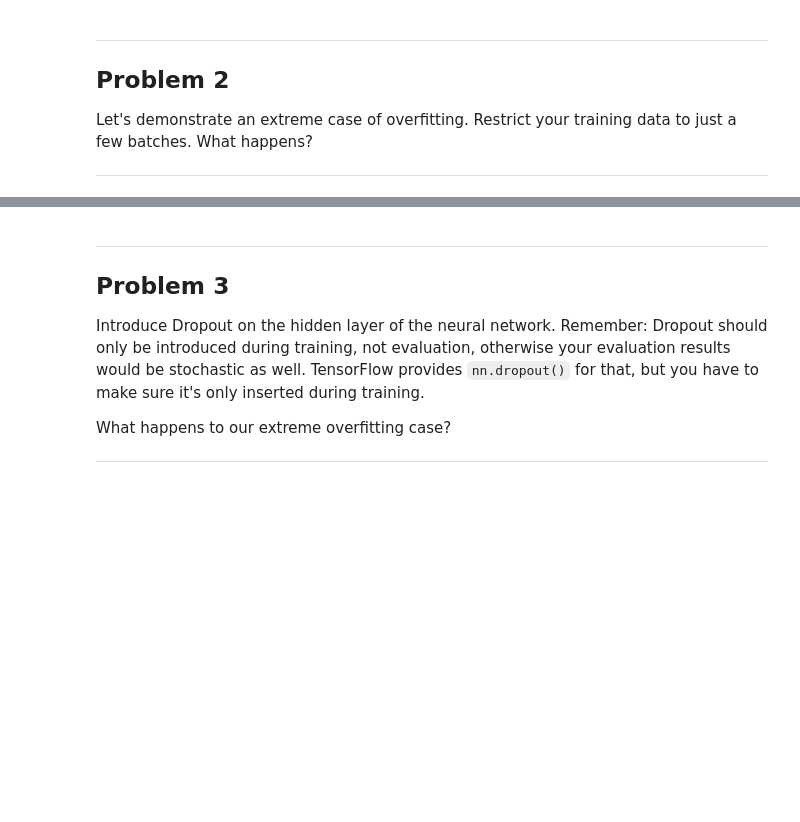
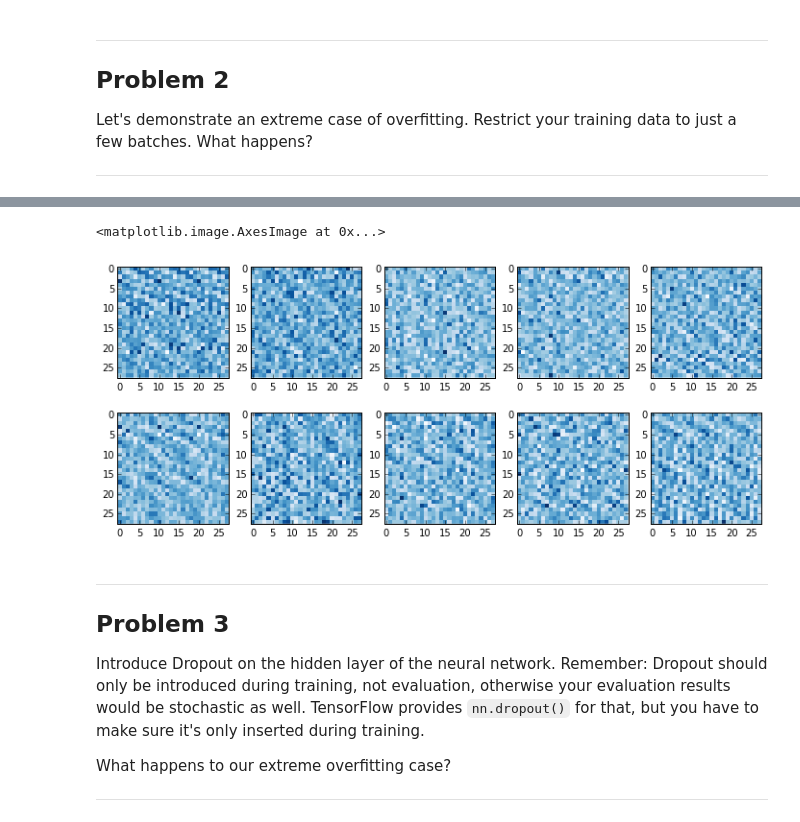
Before and after one commit to gear/DeepLearning, a Jupyter notebook: 3_regularization.ipynb, the cells around one changed output, grey strips where cells are left out. Cells and saved outputs as stored; diff of their text form; code cells hidden in the pictures; blank space fills up the shorter version.

```diff
--- a/3_regularization.ipynb
+++ b/3_regularization.ipynb
@@ -207,10 +246,3 @@ Problem 2
 Let's demonstrate an extreme case of overfitting. Restrict your training data to just a few batches. What happens?
 
 ---
-# %%
-overfit_batch_num = 5
-batch_size = 1000
-
-graph = tf.Graph()
-with graph.as_default() :
-    tf_train_dataset = tf.placeholder([None,IMAGE_PIXELS], tf)
@@ -217,3 +320,30 @@ with graph.as_default() :
+# %%
+weights = np_weights.reshape((10,28,28))
+plt.close('all')
+plt.figure(figsize=(12,5))
+plt.subplot(2,5,1)
+plt.imshow(weights[0], cmap=plt.cm.Blues, interpolation='none')
+plt.subplot(2,5,2)
+plt.imshow(weights[1], cmap=plt.cm.Blues, interpolation='none')
+plt.subplot(2,5,3)
+plt.imshow(weights[2], cmap=plt.cm.Blues, interpolation='none')
+plt.subplot(2,5,4)
+plt.imshow(weights[3], cmap=plt.cm.Blues, interpolation='none')
+plt.subplot(2,5,5)
+plt.imshow(weights[4], cmap=plt.cm.Blues, interpolation='none')
+plt.subplot(2,5,6)
+plt.imshow(weights[5], cmap=plt.cm.Blues, interpolation='none')
+plt.subplot(2,5,7)
+plt.imshow(weights[6], cmap=plt.cm.Blues, interpolation='none')
+plt.subplot(2,5,8)
+plt.imshow(weights[7], cmap=plt.cm.Blues, interpolation='none')
+plt.subplot(2,5,9)
+plt.imshow(weights[8], cmap=plt.cm.Blues, interpolation='none')
+plt.subplot(2,5,10)
+plt.imshow(weights[9], cmap=plt.cm.Blues, interpolation='none')
+# %% [output]
+<matplotlib.image.AxesImage at 0x...>
+[figure, added]
 # %% [markdown]
 ---
 Problem 3
```
Also changed, not shown: parts of 4 cells of this notebook.
